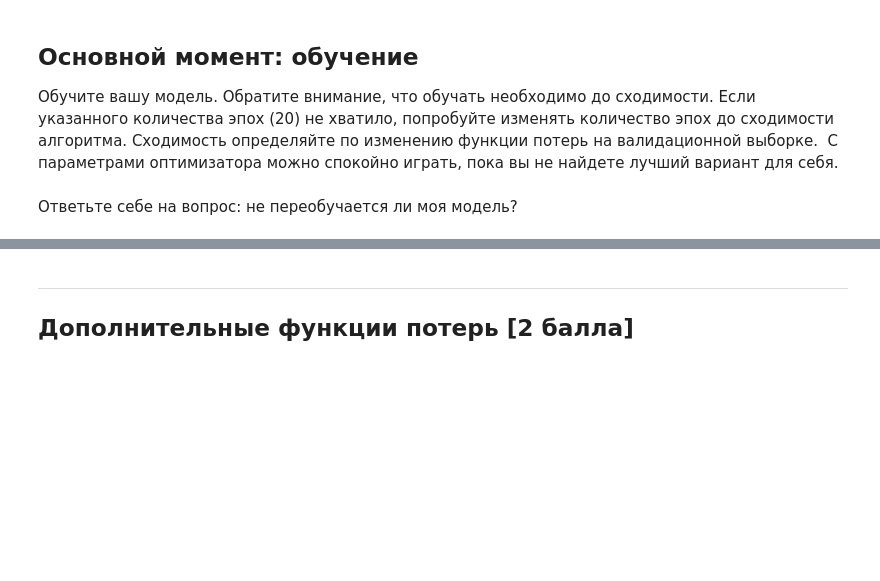
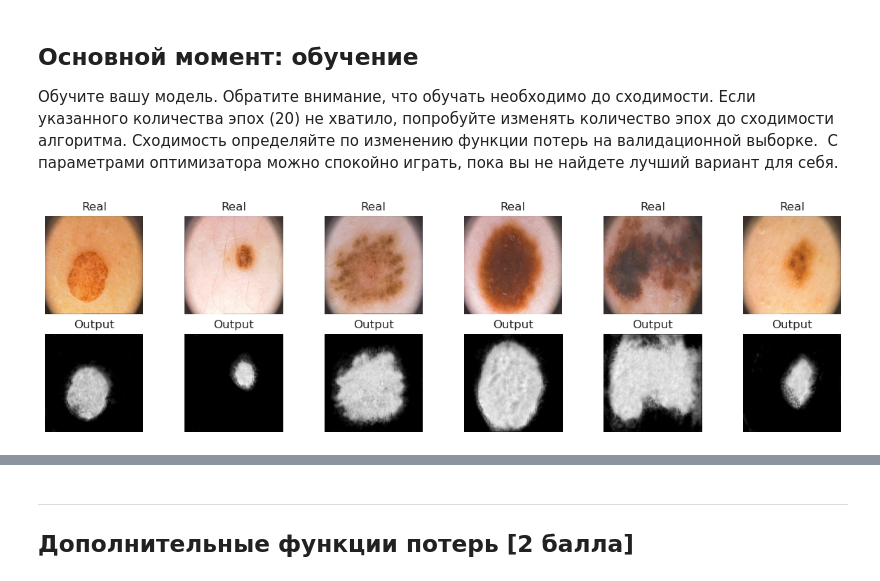
Before and after one commit to kekoveca/DLS_spring, a Jupyter notebook: segmentation/hw-semantic-segmentation.ipynb, the cells around one changed output, grey strips where cells are left out. Cells and saved outputs as stored; diff of their text form; code cells hidden in the pictures; blank space fills up the shorter version.

```diff
--- a/segmentation/hw-semantic-segmentation.ipynb
+++ b/segmentation/hw-semantic-segmentation.ipynb
@@ -245,9 +372,10 @@ $$\mathcal L_{BCE}(y, \hat y) = -\sum_i \left[y_i\log\sigma(\hat y_i) + (1-y_i)\
 
 $$\mathcal L_{BCE} = \hat y - y\hat y + \log\left(1+\exp(-\hat y)\right).$$
 # %%
-def bce_loss(y_real, y_pred):
+def bce_loss(y_pred, y_real):
     # TODO
     # please don't use nn.BCELoss. write it from scratch
+    return torch.mean(y_pred - y_real*y_pred + torch.log(1 + torch.exp(-y_pred)))
 # %% [markdown]
 ## Тренировка [1 балл]
 
@@ -310,10 +460,22 @@ def score_model(model, metric, data):
     model.eval()  # testing mode
     scores = 0
     for X_batch, Y_label in data:
-        Y_pred = <TODO>
+        Y_pred = model(X_batch.to(device))
+        Y_pred = torch.ones_like(Y_pred) * (Y_pred > 0.2)
         scores += metric(Y_pred, Y_label.to(device)).mean().item()
 
     return scores/len(data)
+# %%
+import seaborn as sns
+sns.set_theme(style = 'darkgrid')
+
+def visualize_results(results):
+    plt.plot(results[0], label = 'train_loss')
+    plt.plot(results[1], label = 'val_loss')
+    plt.plot(results[2], label = 'train_score')
+    plt.plot(results[3], label = 'val_score')
+    plt.legend(loc = 'best')
+    plt.show()
 # %% [markdown]
 ## Основной момент: обучение
 
@@ -321,7 +483,3 @@ def score_model(model, metric, data):
  С параметрами оптимизатора можно спокойно играть, пока вы не найдете лучший вариант для себя.
 # %%
 model = SegNet().to(device)
-# %%
-max_epochs = 20
-optim
-train(model, optim, bce_loss, max_epochs, data_tr, data_val)
@@ -330,2 +486,7 @@ score_model(model, iou_pytorch, data_val)
-# %% [markdown]
-Ответьте себе на вопрос: не переобучается ли моя модель?
+# %%
+max_epochs = 30
+optim = torch.optim.Adam(model.parameters(), lr = 0.005)
+scheduler = torch.optim.lr_scheduler.StepLR(optimizer=optim, step_size = 10, gamma = 0.5)
+results = train(model, optim, bce_loss, max_epochs, data_tr, data_val, scheduler, score_model)
+# %% [output]
+[figure, added]
```
Also changed, not shown: parts of 39 cells of this notebook.
